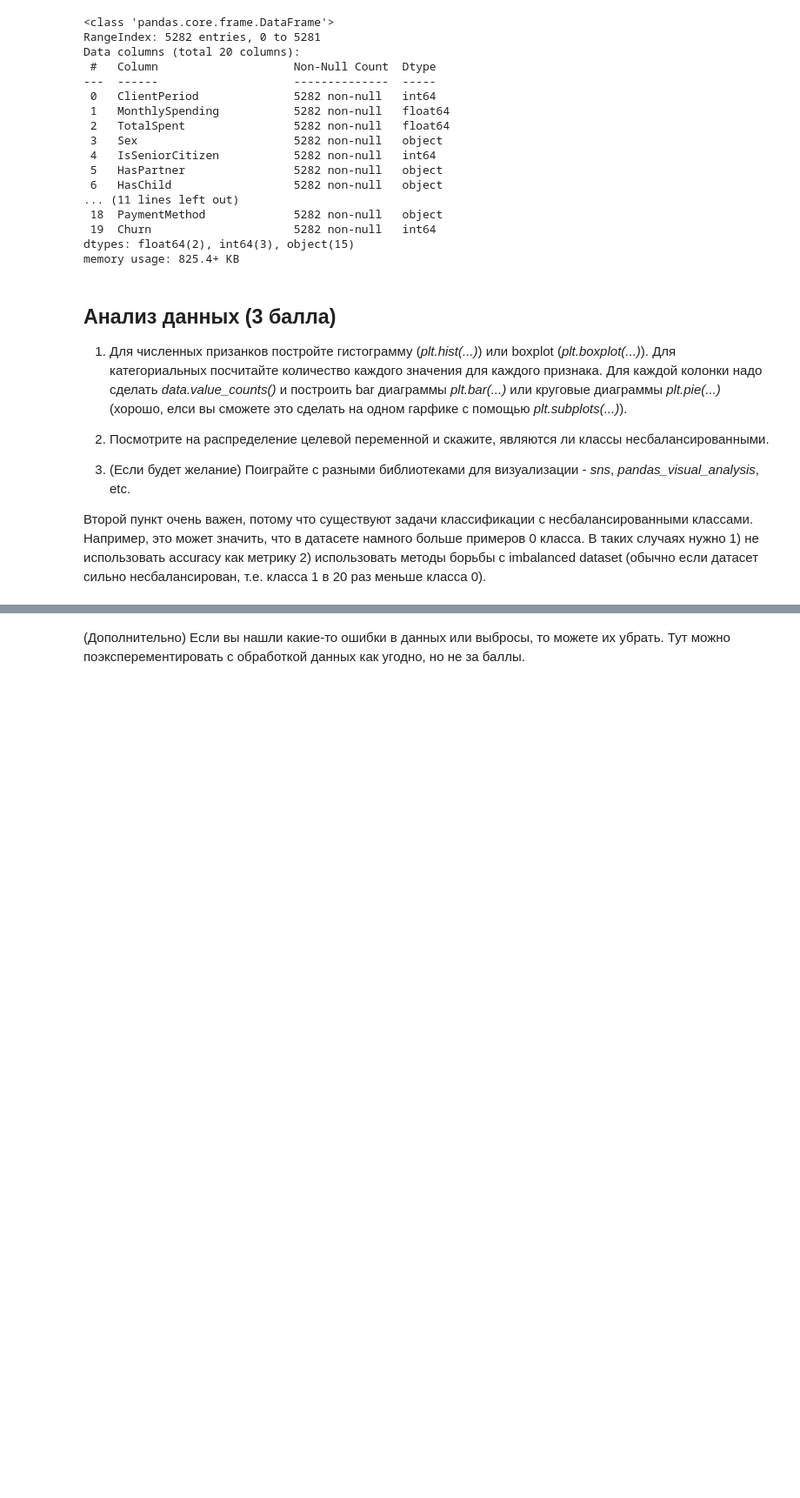
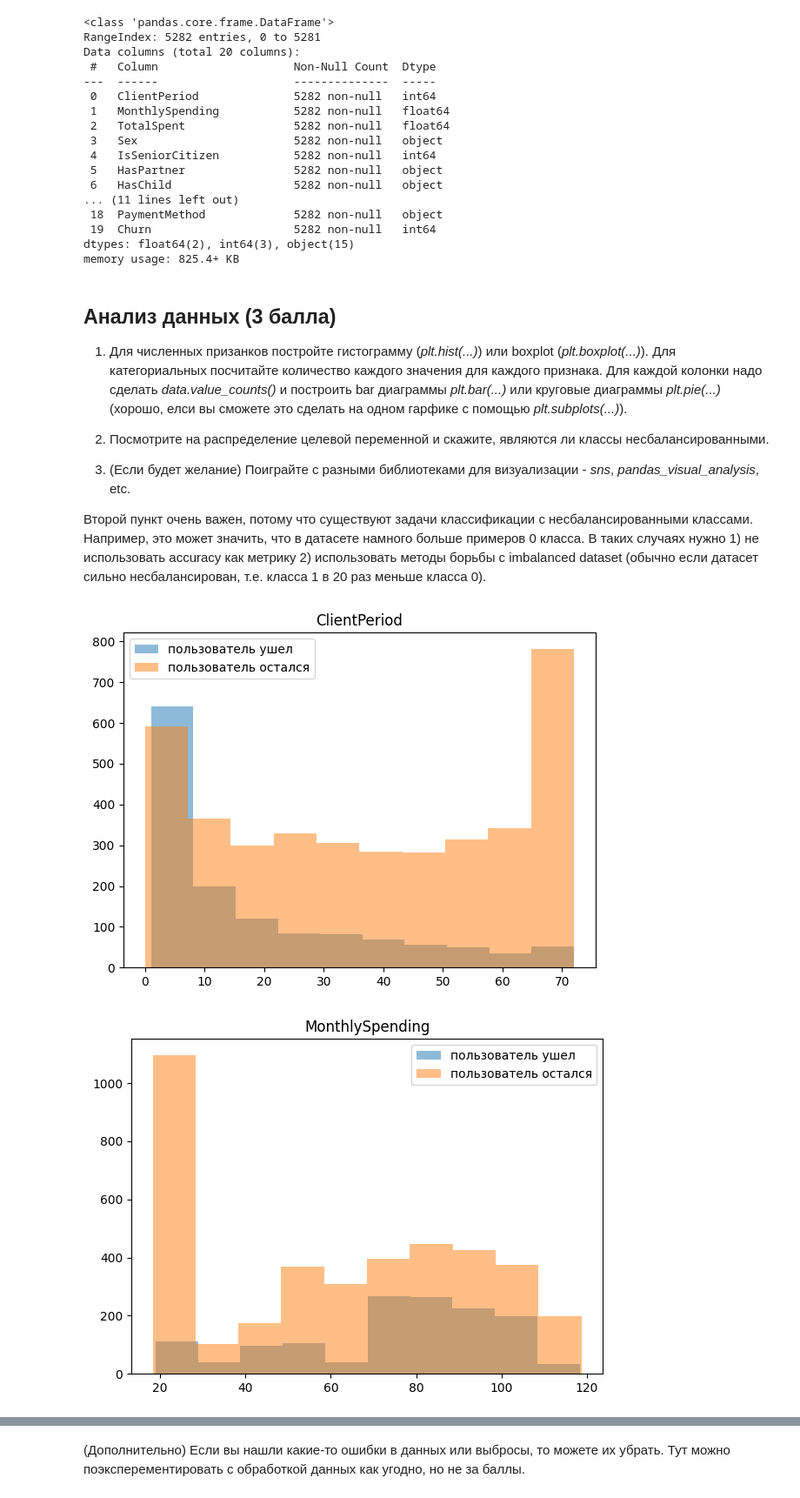
Before and after one commit to sxssbw/dl_sem_1_fall, a Jupyter notebook: week_03_composition_model_selection/Homework/hw_3_kaggle.ipynb, the cells around one changed output, grey strips where cells are left out. Shown at 87% size. Cells and saved outputs as stored; diff of their text form; code cells hidden in the pictures; blank space fills up the shorter version.

```diff
--- a/week_03_composition_model_selection/Homework/hw_3_kaggle.ipynb
+++ b/week_03_composition_model_selection/Homework/hw_3_kaggle.ipynb
@@ -244,0 +223,24 @@ memory usage: 825.4+ KB
+# %%
+plt.figure(figsize=(7, 5))
+plt.hist(data['ClientPeriod'][data['Churn'] == 1], alpha=0.5, label='пользователь ушел')
+plt.hist(data['ClientPeriod'][data['Churn'] == 0], alpha=0.5, label='пользователь остался')
+plt.legend()
+plt.title('ClientPeriod')
+plt.show() #новые пользователи уходят чаще, чем "старички"
+
+plt.figure(figsize=(7, 5))
+plt.hist(data['MonthlySpending'][data['Churn'] == 1], alpha=0.5, label='пользователь ушел')
+plt.hist(data['MonthlySpending'][data['Churn'] == 0], alpha=0.5, label='пользователь остался')
+plt.legend()
+plt.title('MonthlySpending')
+plt.show() #пользователи, которые платят меньше, остаются чаще, чем уходят
+
+plt.figure(figsize=(7, 5))
+plt.hist(data['TotalSpent'][data['Churn'] == 1], alpha=0.5, label='пользователь ушел')
+plt.hist(data['TotalSpent'][data['Churn'] == 0], alpha=0.5, label='пользователь остался')
+plt.legend()
+plt.title('TotalSpent')
+plt.show() #чем больше пользователь потратил. тем дольше он остается
+# %% [output]
+[figure, added]
+[figure, added]
```
Also changed, not shown: parts of 22 cells of this notebook.
